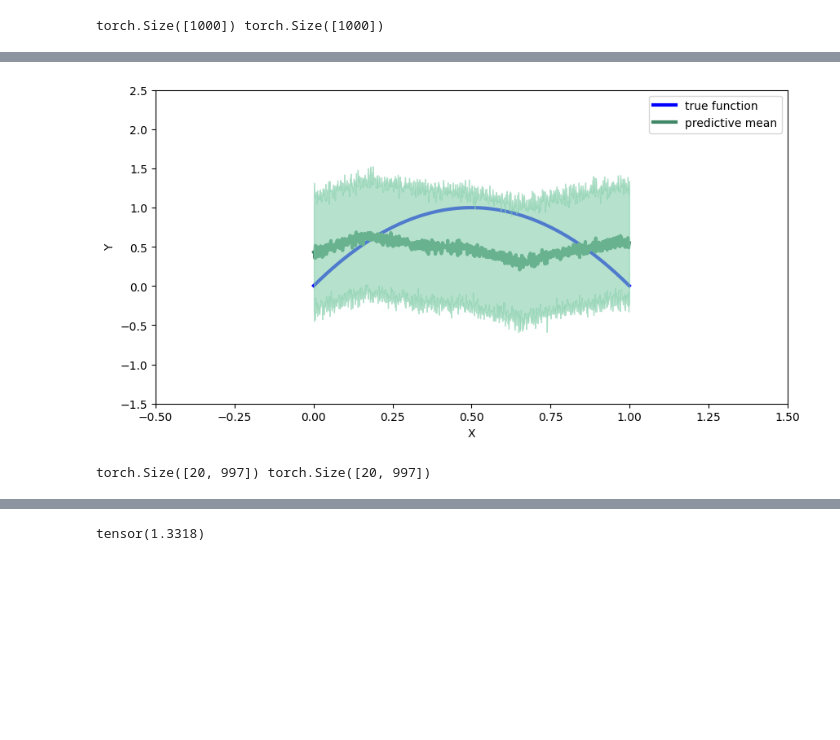
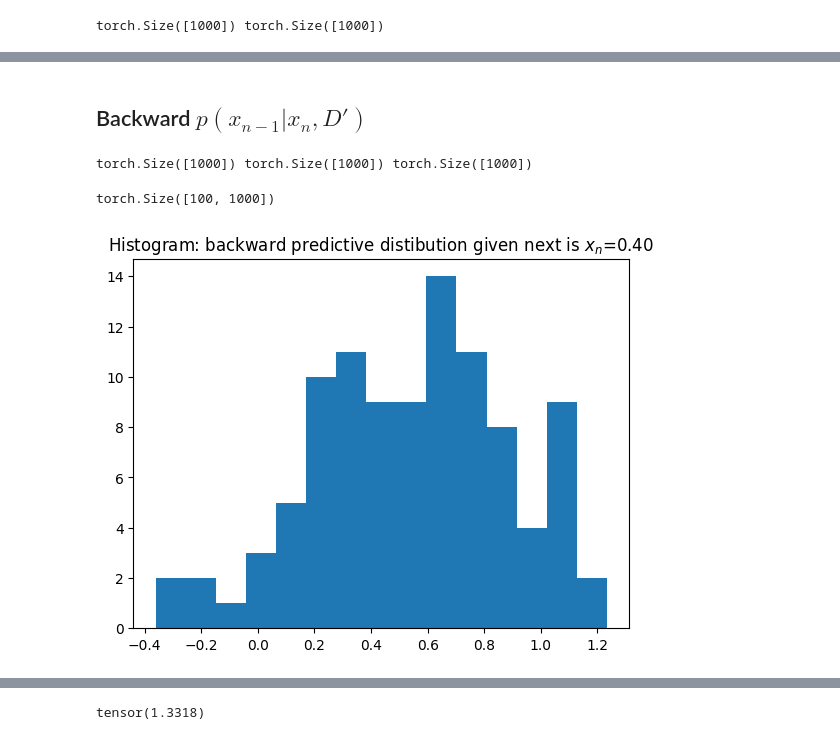
Before and after one commit to mathymess/reversibility-of-processes, a Jupyter notebook: bayesian_logistic_forward_backward.ipynb, the cells around one changed output, grey strips where cells are left out. Cells and saved outputs as stored; diff of their text form; code cells hidden in the pictures; blank space fills up the shorter version.

```diff
--- a/bayesian_logistic_forward_backward.ipynb
+++ b/bayesian_logistic_forward_backward.ipynb
@@ -51,11 +52,24 @@ def plot_predictions(preds):
-# %%
-plot_predictions(preds_b)
-# %% [output]
-[figure, removed]
-# %%
-preds_f = torch.load("20230724_preds/garch02/samples.forward.torch")["obs"]
-preds_b = torch.load("20230724_preds/garch02/samples.backward.torch")["obs"]
-targets = torch.load("20230724_preds/garch02/targets_test.torch")
-print(preds_b.shape, preds_f.shape)
-# %% [output]
-torch.Size([20, 997]) torch.Size([20, 997])
+# %% [markdown]
+## Backward $p(x_{n-1} | x_n, D')$
+# %%
+pred_b = torch.load("20230724_preds/logistics3/predictive.backward.torch")
+# %%
+x_test_b = torch.linspace(-0.2, 1.0, 1000)
+y_test_b1 = 0.5 * (1 - torch.sqrt(1 - x_test_b))
+y_test_b2 = 0.5 * (1 + torch.sqrt(1 - x_test_b))
+print(x_test_b.shape, y_test_b1.shape, y_test_b2.shape)
+# %% [output]
+torch.Size([1000]) torch.Size([1000]) torch.Size([1000])
+# %%
+pred_b_obs = pred_b(x_test_b.reshape(-1, 1))["obs"]
+print(pred_b_obs.shape)
+# %% [output]
+torch.Size([100, 1000])
+# %%
+x_cross_section_index = 500
+plt.hist(pred_b_obs[..., x_cross_section_index], bins=15)
+plt.title(r"Histogram: backward predictive distibution given next is $x_{n}$"
+          f"={x_test_b[x_cross_section_index]:.02f}")
+plt.show()
+# %% [output]
+[figure, added]
```
Also changed, not shown: parts of 26 cells of this notebook, 1 other file.
